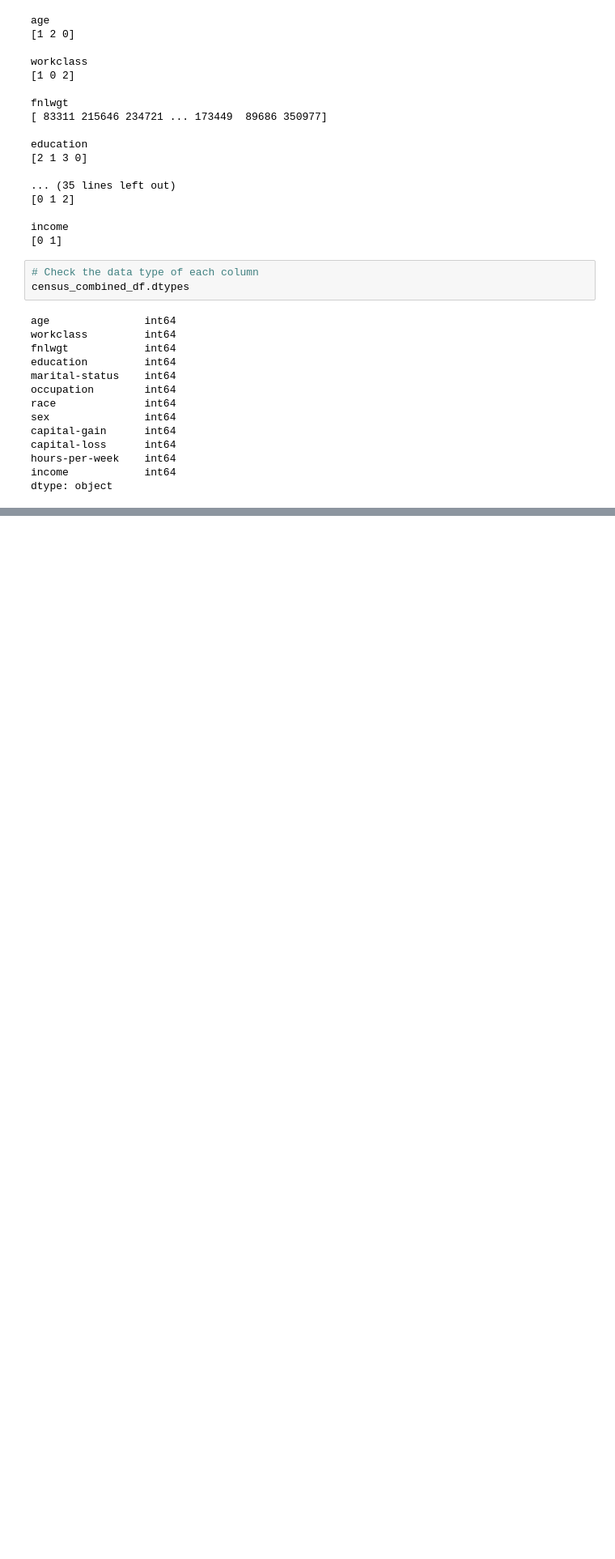
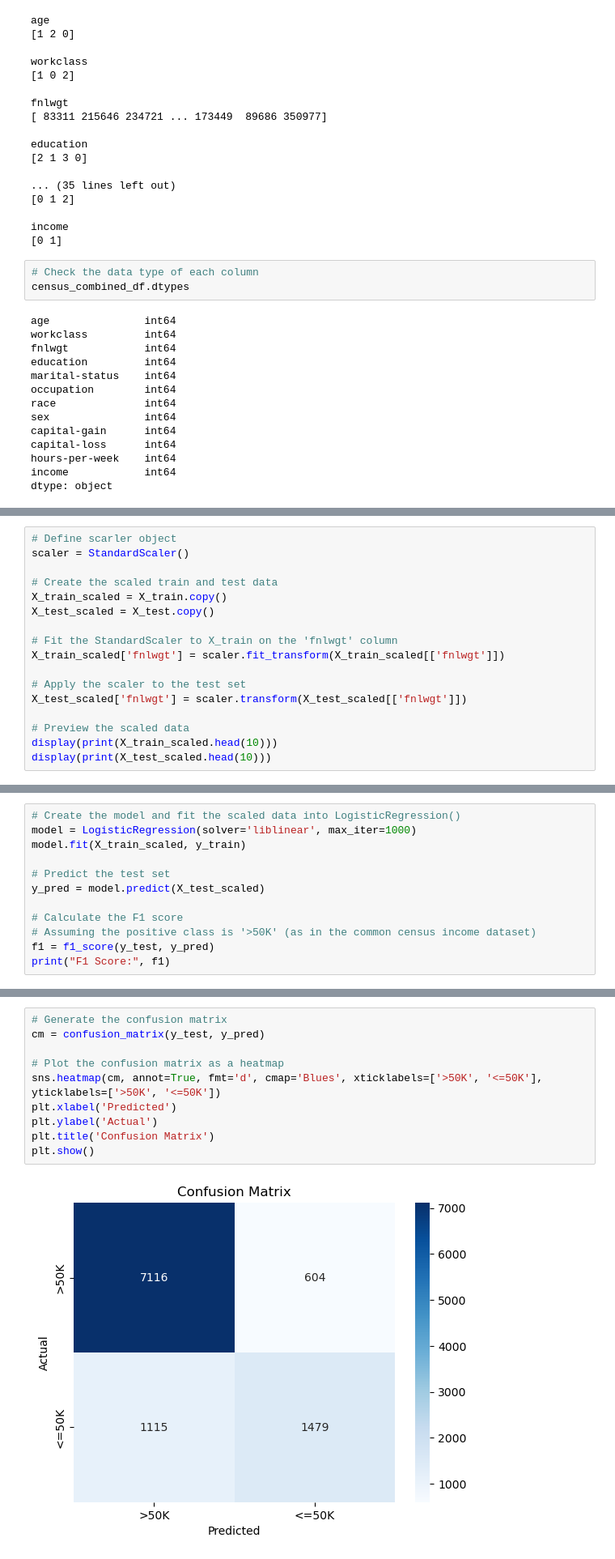
Before and after one commit to AIBC2024/Group-2-Census-Income, a Jupyter notebook: Group_2_Census_Income_ML_Model.ipynb, the cells around one changed output, grey strips where cells are left out. Shown at 81% size. Saved outputs shown, nothing was run; the diff lists cells and outputs as text; blank space fills up the shorter version.

Commit message:
adding Matt's code for the split, train, post, scaling, F1 score, logistic, hyperparam tuning

```diff
--- a/Group_2_Census_Income_ML_Model.ipynb
+++ b/Group_2_Census_Income_ML_Model.ipynb
@@ -707,0 +734,17 @@ dtype: object
+# %%
+# Define scarler object
+scaler = StandardScaler()
+
+# Create the scaled train and test data
+X_train_scaled = X_train.copy()
+X_test_scaled = X_test.copy()
+
+# Fit the StandardScaler to X_train on the 'fnlwgt' column
+X_train_scaled['fnlwgt'] = scaler.fit_transform(X_train_scaled[['fnlwgt']])
+
+# Apply the scaler to the test set
+X_test_scaled['fnlwgt'] = scaler.transform(X_test_scaled[['fnlwgt']])
+
+# Preview the scaled data
+display(print(X_train_scaled.head(10)))
+display(print(X_test_scaled.head(10)))
@@ -707,0 +790,12 @@ dtype: object
+# %%
+# Create the model and fit the scaled data into LogisticRegression()
+model = LogisticRegression(solver='liblinear', max_iter=1000)
+model.fit(X_train_scaled, y_train)
+
+# Predict the test set
+y_pred = model.predict(X_test_scaled)
+
+# Calculate the F1 score
+# Assuming the positive class is '>50K' (as in the common census income dataset)
+f1 = f1_score(y_test, y_pred)
+print("F1 Score:", f1)
@@ -707,0 +806,12 @@ dtype: object
+# %%
+# Generate the confusion matrix
+cm = confusion_matrix(y_test, y_pred)
+
+# Plot the confusion matrix as a heatmap
+sns.heatmap(cm, annot=True, fmt='d', cmap='Blues', xticklabels=['>50K', '<=50K'], yticklabels=['>50K', '<=50K'])
+plt.xlabel('Predicted')
+plt.ylabel('Actual')
+plt.title('Confusion Matrix')
+plt.show()
+# %% [output]
+[figure, added]
```
Also changed, not shown: parts of 27 cells of this notebook.
